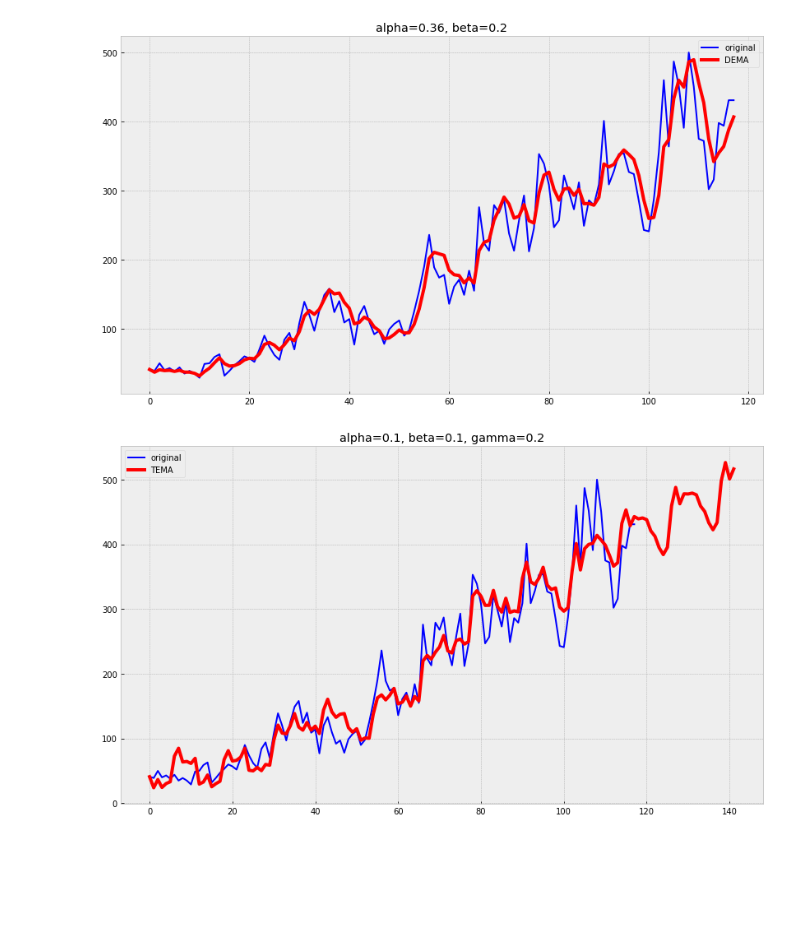
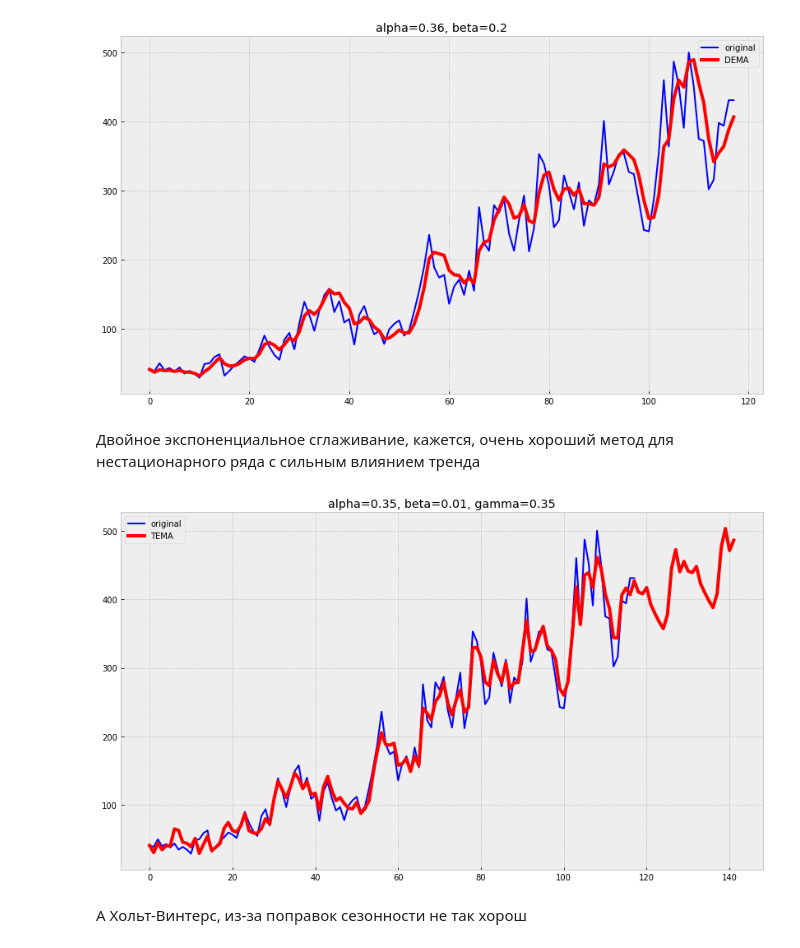
Before and after one commit to levprltsk/Python-Netology-HWs, a Jupyter notebook: HW-time_series_ma.ipynb, the cells around one changed output. Saved outputs shown, nothing was run; the diff lists cells and outputs as text; code cells hidden in the pictures; blank space fills up the shorter version.

```diff
--- a/HW-time_series_ma.ipynb
+++ b/HW-time_series_ma.ipynb
@@ -154,10 +156,14 @@ with plt.style.context('bmh'):
 plot_dema(0.36, 0.2)
 # %% [output]
 [figure]
+# %% [markdown]
+Двойное экспоненциальное сглаживание, кажется, очень хороший метод для нестационарного ряда с сильным влиянием тренда
 # %%
-plot_tema(0.1, 0.1, 0.2)
+plot_tema(0.35, 0.01, 0.35)
 # %% [output]
-[figure, old version]
+[figure, new version]
+# %% [markdown]
+А Хольт-Винтерс, из-за поправок сезонности не так хорош
 # %%
 from scipy.optimize import minimize
 from sklearn.metrics import mean_squared_error
```
Also changed, not shown: parts of 24 cells of this notebook.
